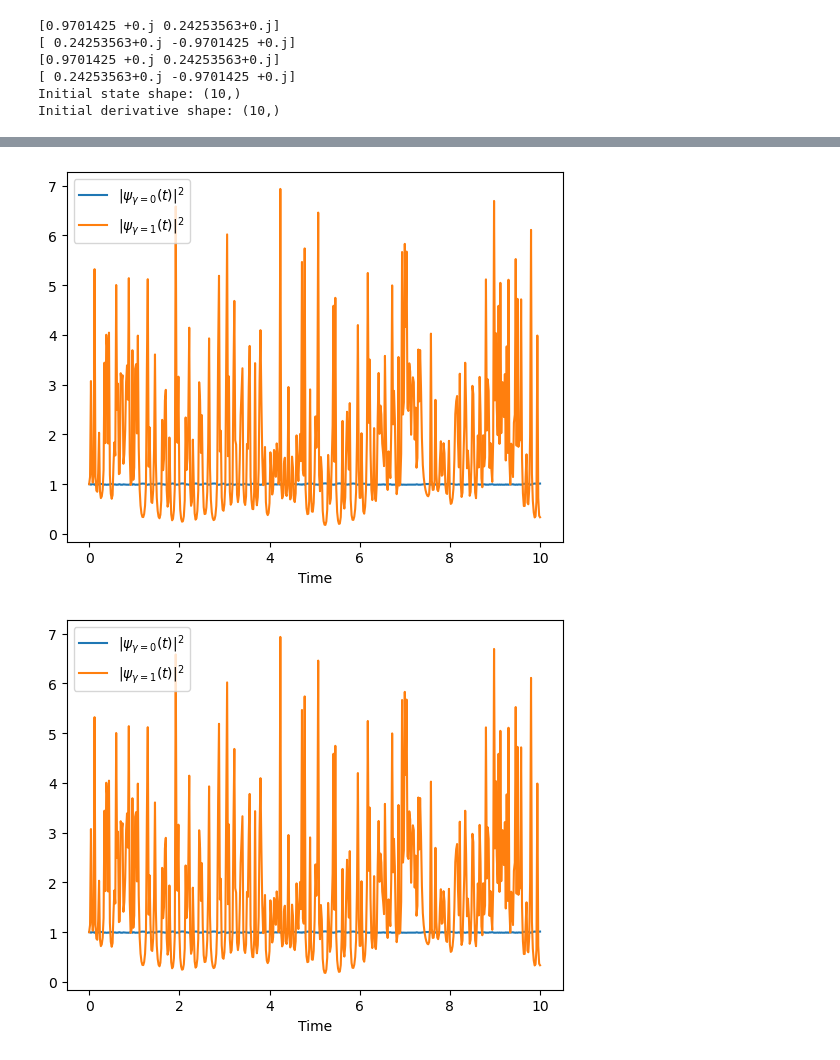
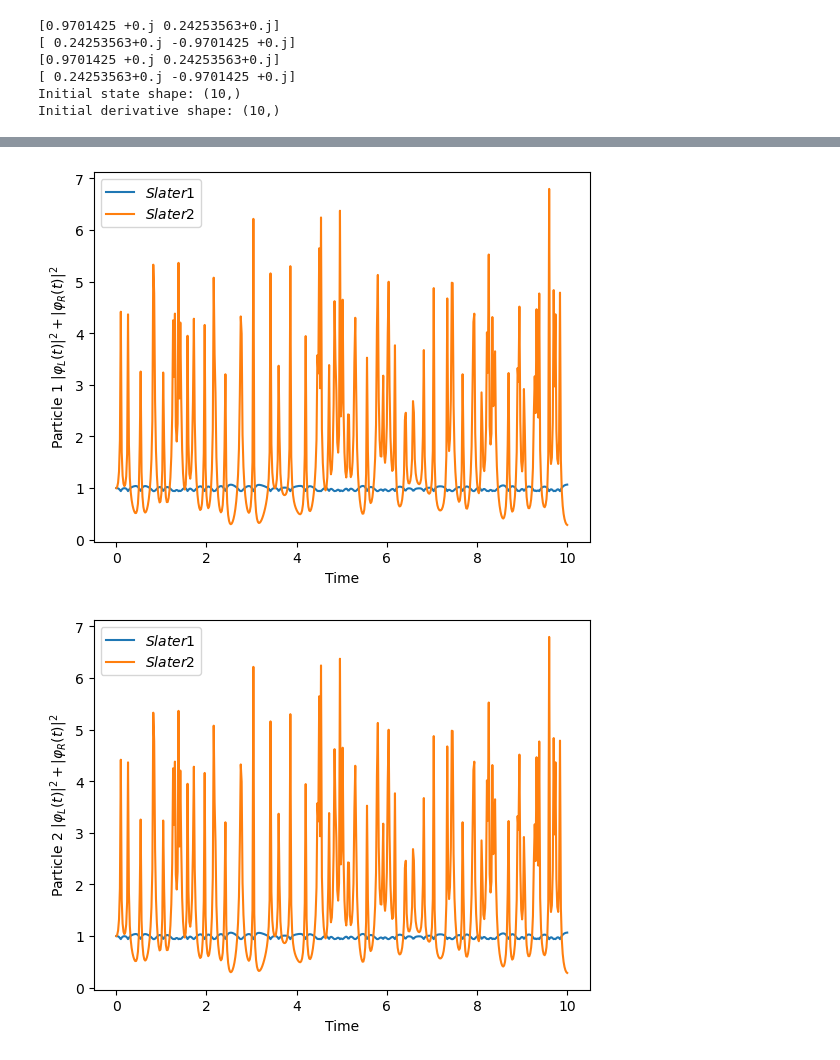
Before and after one commit to annabirke/Honours_entangle_magic, a Jupyter notebook: 2_slater_14July.ipynb, the cells around one changed output, grey strips where cells are left out. Cells and saved outputs as stored; diff of their text form; code cells hidden in the pictures.

```diff
--- a/2_slater_14July.ipynb
+++ b/2_slater_14July.ipynb
@@ -191,7 +166,7 @@ def coupled_rhs(t,y,H,N):
     return np.concatenate(( d_f, d_psi.ravel() ))
 # %%
 # initial conditions
-f0 = np.array([0.9,0.1])
+f0 = np.array([0.8,0.2])
 f0 /= np.linalg.norm(f0)
 
 psi0 = np.zeros((N, 2, 2), dtype=complex)
@@ -240,7 +215,7 @@ solution = solve_ivp(
     t_span = (t_list[0],t_list[-1]),
     y0 = y0,
     t_eval = t_list,
-    method = "DOP853",
+    method = "DOP853", # got same result with BDF for a calculation
     rtol=1e-9,
     atol=1e-11,
 )
@@ -265,7 +240,7 @@ for gamma in range(N):
     plt.plot(
         solution.t,
         np.abs(f_solution[gamma, :])**2,
-        label=fr"$|f_{{{gamma}}}(t)|^2$" )
+        label=fr"$|f_{{{gamma+1}}}(t)|^2$" )
 plt.xlabel("Time")
 plt.ylabel(r"$|f_\gamma(t)|^2$")
 plt.legend()
@@ -282,25 +258,37 @@ plt.show()
 # %%
 for gamma in range(N):
     plt.plot(
         solution.t,
         np.abs(psi_solution[gamma, 0, 0, :])**2 + np.abs(psi_solution[gamma, 0, 1, :])**2,
-        label=fr"$|\psi_{{\gamma={gamma}}}(t)|^2$" )
+        label=fr"$Slater {gamma+1}$")
 plt.xlabel("Time")
-# plt.ylabel(r"$|f_\gamma(t)|^2$")
+plt.ylabel(r"Particle 1 $|\varphi_L(t)|^2+|\varphi_R(t)|^2$")
 # plt.ylim(0,1)
 plt.legend()
 plt.show()
 
 for gamma in range(N):
     plt.plot(
         solution.t,
         np.abs(psi_solution[gamma, 1, 0, :])**2 + np.abs(psi_solution[gamma, 1, 1, :])**2,
-        label=fr"$|\psi_{{\gamma={gamma}}}(t)|^2$" )
+        label=fr"$Slater {gamma+1}$")
 plt.xlabel("Time")
-# plt.ylabel(r"$|f_\gamma(t)|^2$")
+plt.ylabel(r"Particle 2 $|\varphi_L(t)|^2+|\varphi_R(t)|^2$")
 # plt.ylim(0,1)
 plt.legend()
 plt.show()
+
+
+plt.plot(
+    solution.t,
+    (np.abs(psi_solution[0, 0, 0, :])**2 + np.abs(psi_solution[0, 0, 1, :])**2 + np.abs(psi_solution[1, 0, 0, :])**2 + np.abs(psi_solution[1, 0, 1, :])**2),
+    # label=fr"$Slater {gamma+1}$"
+)
+plt.xlabel("Time")
+plt.ylabel(r"Particle 1 BOTH SLATERS SUMMED: $|\varphi_L(t)|^2+|\varphi_R(t)|^2$")
+# plt.ylim(0,1)
+# plt.legend()
+plt.show()
 # %% [output]
-[figure, old version]
+[figure, new version]
-[figure, old version]
+[figure, new version]
```
Also changed, not shown: parts of 8 cells of this notebook, 1 other file.
